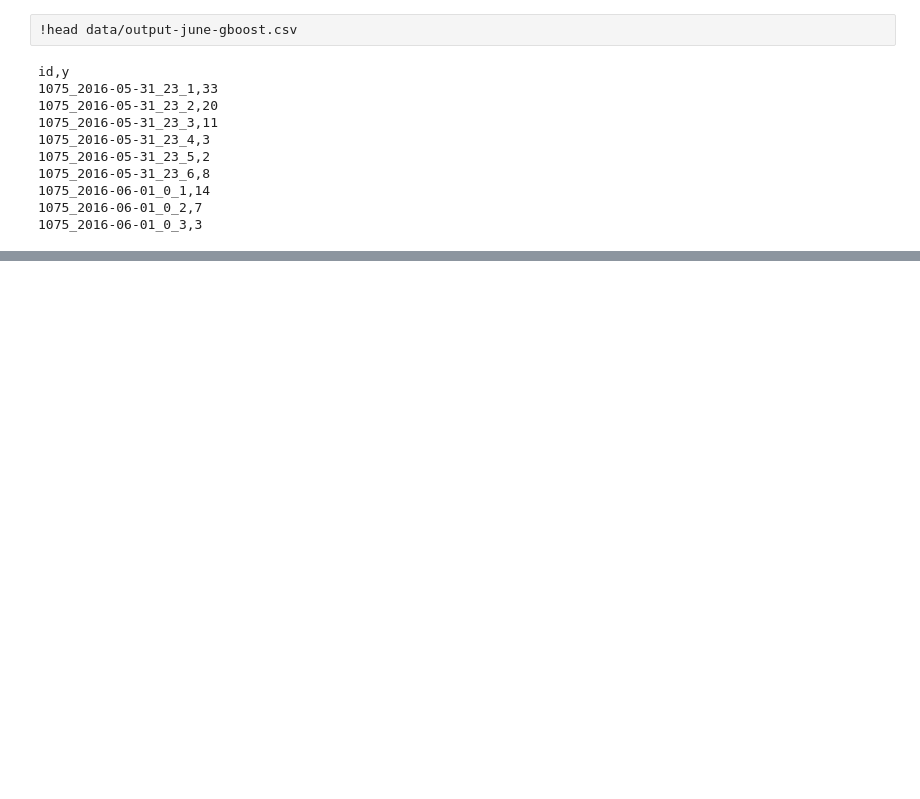
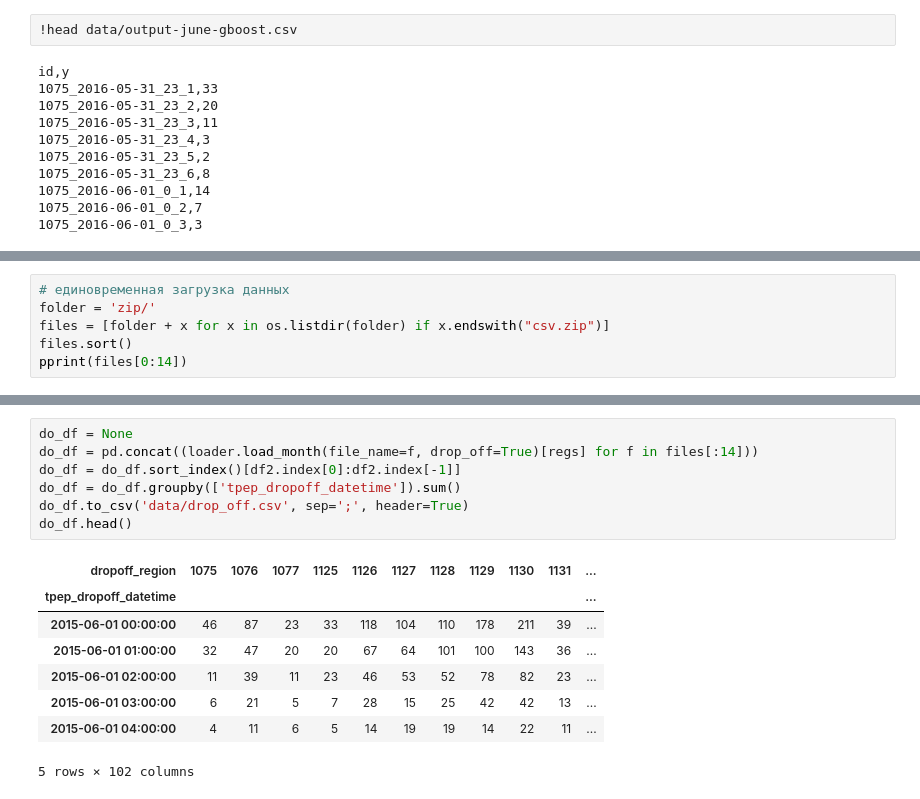
Before and after one commit to kashevg/coursera, a Jupyter notebook: final/taxi-week6.ipynb, the cells around one changed output, grey strips where cells are left out. Saved outputs shown, nothing was run; the diff lists cells and outputs as text; blank space fills up the shorter version.

```diff
--- a/final/taxi-week6.ipynb
+++ b/final/taxi-week6.ipynb
@@ -358,0 +352,6 @@ Eugene K
+# %%
+# единовременная загрузка данных
+folder = 'zip/'
+files = [folder + x for x in os.listdir(folder) if x.endswith("csv.zip")]
+files.sort()
+pprint(files[0:14])
@@ -358,0 +373,16 @@ Eugene K
+# %%
+do_df = None
+do_df = pd.concat((loader.load_month(file_name=f, drop_off=True)[regs] for f in files[:14]))
+do_df = do_df.sort_index()[df2.index[0]:df2.index[-1]]
+do_df = do_df.groupby(['tpep_dropoff_datetime']).sum()
+do_df.to_csv('data/drop_off.csv', sep=';', header=True)
+do_df.head()
+# %% [output]
+| dropoff_region | 1075 | 1076 | 1077 | 1125 | 1126 | 1127 | 1128 | 1129 | 1130 | 1131 | ... |
+| tpep_dropoff_datetime |  |  |  |  |  |  |  |  |  |  | ... |
+| 2015-06-01 00:00:00 | 46 | 87 | 23 | 33 | 118 | 104 | 110 | 178 | 211 | 39 | ... |
+| 2015-06-01 01:00:00 | 32 | 47 | 20 | 20 | 67 | 64 | 101 | 100 | 143 | 36 | ... |
+| 2015-06-01 02:00:00 | 11 | 39 | 11 | 23 | 46 | 53 | 52 | 78 | 82 | 23 | ... |
+| 2015-06-01 03:00:00 | 6 | 21 | 5 | 7 | 28 | 15 | 25 | 42 | 42 | 13 | ... |
+| 2015-06-01 04:00:00 | 4 | 11 | 6 | 5 | 14 | 19 | 19 | 14 | 22 | 11 | ... |
+5 rows × 102 columns
```
Also changed, not shown: parts of 60 cells of this notebook, 50 other files.
